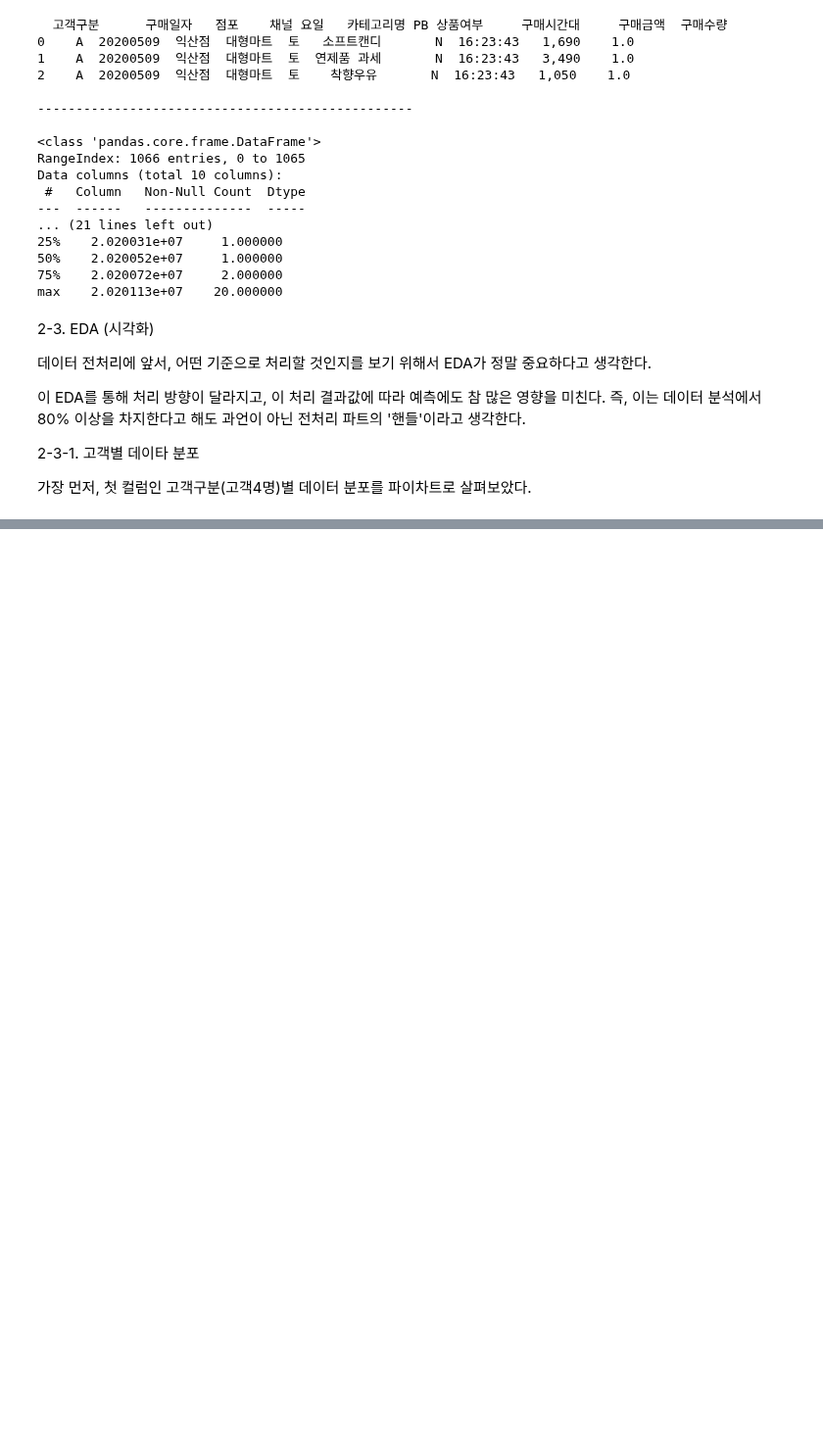
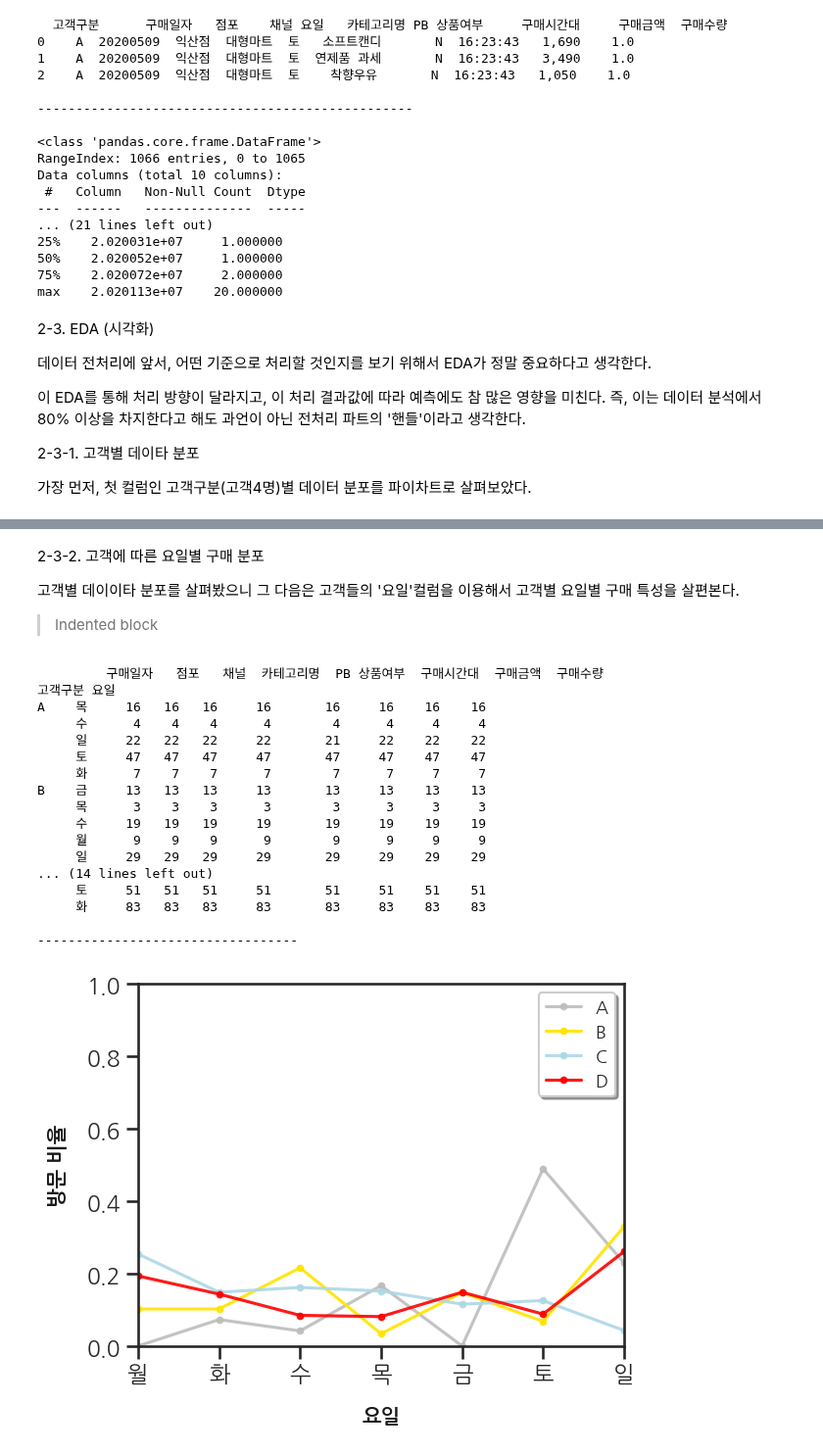
Before and after one commit to arkwith7/aSSIST_ML, a Jupyter notebook: 박형식_데이터_분석과제.ipynb, the cells around one changed output, grey strips where cells are left out. Shown at 98% size. Drawn from its saved outputs; the diff is of its cells as text; code cells hidden in the pictures; blank space fills up the shorter version.

```diff
--- a/박형식_데이터_분석과제.ipynb
+++ b/박형식_데이터_분석과제.ipynb
@@ -128,0 +129,68 @@ plt.title("고객별 데이터 분포(%)");
+# %% [markdown]
+2-3-2. 고객에 따른 요일별 구매 분포
+
+
+
+
+
+고객별 데이이타 분포를 살펴봤으니 그 다음은 고객들의 '요일'컬럼을 이용해서 고객별 요일별 구매 특성을 살편본다.
+
+> Indented block
+# %%
+print(df.groupby([df['고객구분'],df['요일']]).count())
+
+print('\n----------------------------------\n')
+day_map = {'월': 0, '화': 1, '수': 2, '목': 3, '금': 4, '토': 5, '일': 6}
+day_list = ['월', '화', '수', '목', '금', '토', '일']
+
+def MakeDF(target, color):
+    target_df = df[df['고객구분'] == target]
+    total_count = target_df['요일'].count()
+
+    # 모든 요일에 대해 값을 초기화합니다.
+    week_data = {i: 0 for i in range(7)}
+
+    # 기존 데이터를 업데이트합니다.
+    week_data.update(target_df['요일'].map(day_map).value_counts().to_dict())
+
+    # 전체 건수로 나누어 백분율을 계산합니다.
+    week_data = {k: v/total_count for k, v in week_data.items()}
+
+    # 정렬된 인덱스를 기준으로 DataFrame을 생성합니다.
+    tg_df = pd.DataFrame.from_dict(week_data, orient='index').sort_index()
+
+    x_labels = [day_list[i] for i in tg_df.index]
+    y_labels = tg_df[0]  # column name은 0입니다.
+
+    plt.plot(x_labels, y_labels, label=target, color=color, alpha=0.9, marker='.')
+
+MakeDF('A', '#BDBDBD')
+MakeDF('B', '#FFE400')
+MakeDF('C', 'lightblue')
+MakeDF('D', 'red')
+
+plt.xlabel('요일', labelpad=15, fontdict=font, loc='center')
+plt.ylabel('구매 비율', labelpad=15, fontdict=font)
+plt.legend(ncol=1, fontsize=13, shadow=True)
+plt.axis([0, 6, 0, 1])
+
+plt.show()
+# %% [output]
+         구매일자   점포   채널  카테고리명  PB 상품여부  구매시간대  구매금액  구매수량
+고객구분 요일
+A    목     16   16   16     16       16     16    16    16
+     수      4    4    4      4        4      4     4     4
+     일     22   22   22     22       21     22    22    22
+     토     47   47   47     47       47     47    47    47
+     화      7    7    7      7        7      7     7     7
+B    금     13   13   13     13       13     13    13    13
+     목      3    3    3      3        3      3     3     3
+     수     19   19   19     19       19     19    19    19
+     월      9    9    9      9        9      9     9     9
+     일     29   29   29     29       29     29    29    29
+... (14 lines left out)
+     토     51   51   51     51       51     51    51    51
+     화     83   83   83     83       83     83    83    83
+
+----------------------------------
+[figure, added]
```
Also changed, not shown: parts of 1 cell of this notebook.
